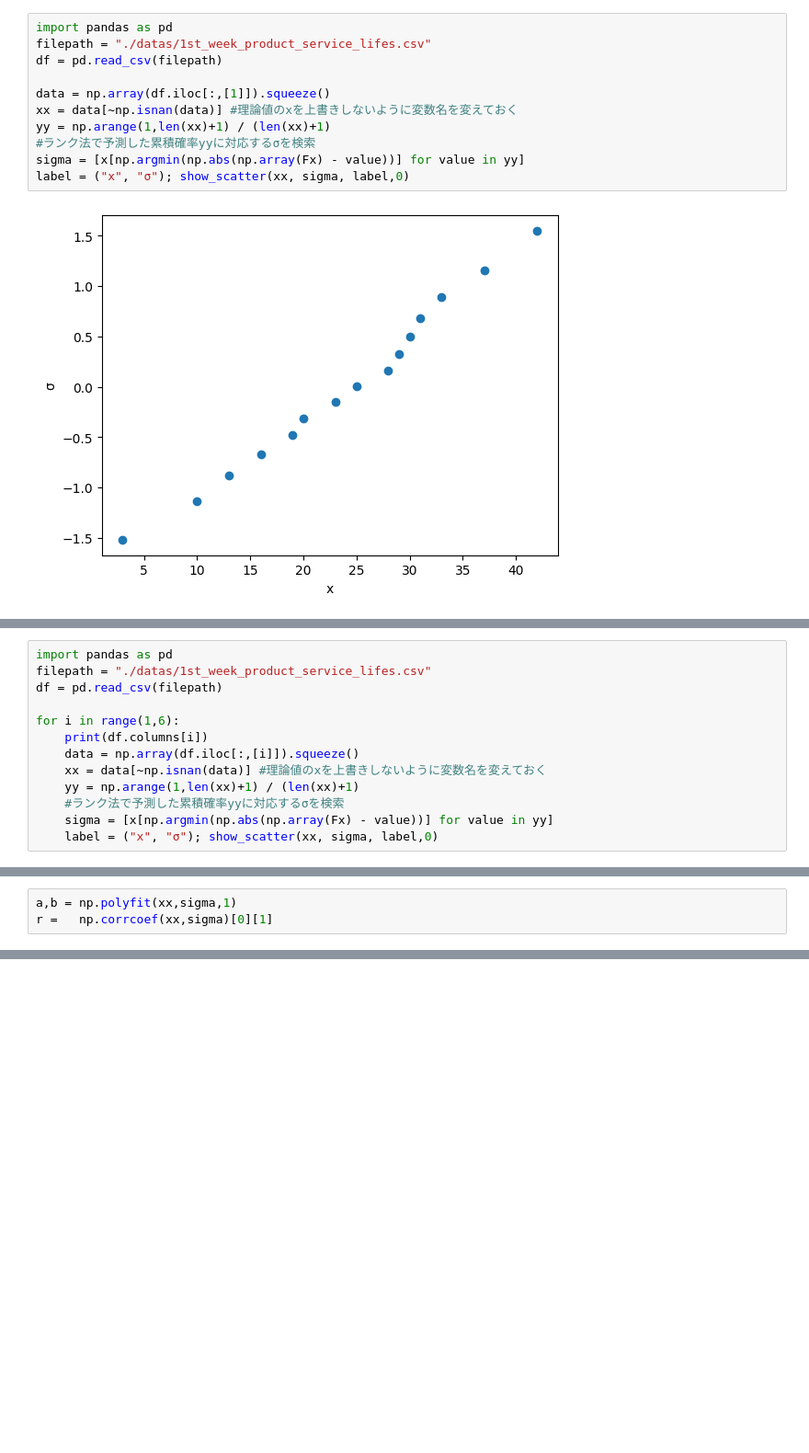
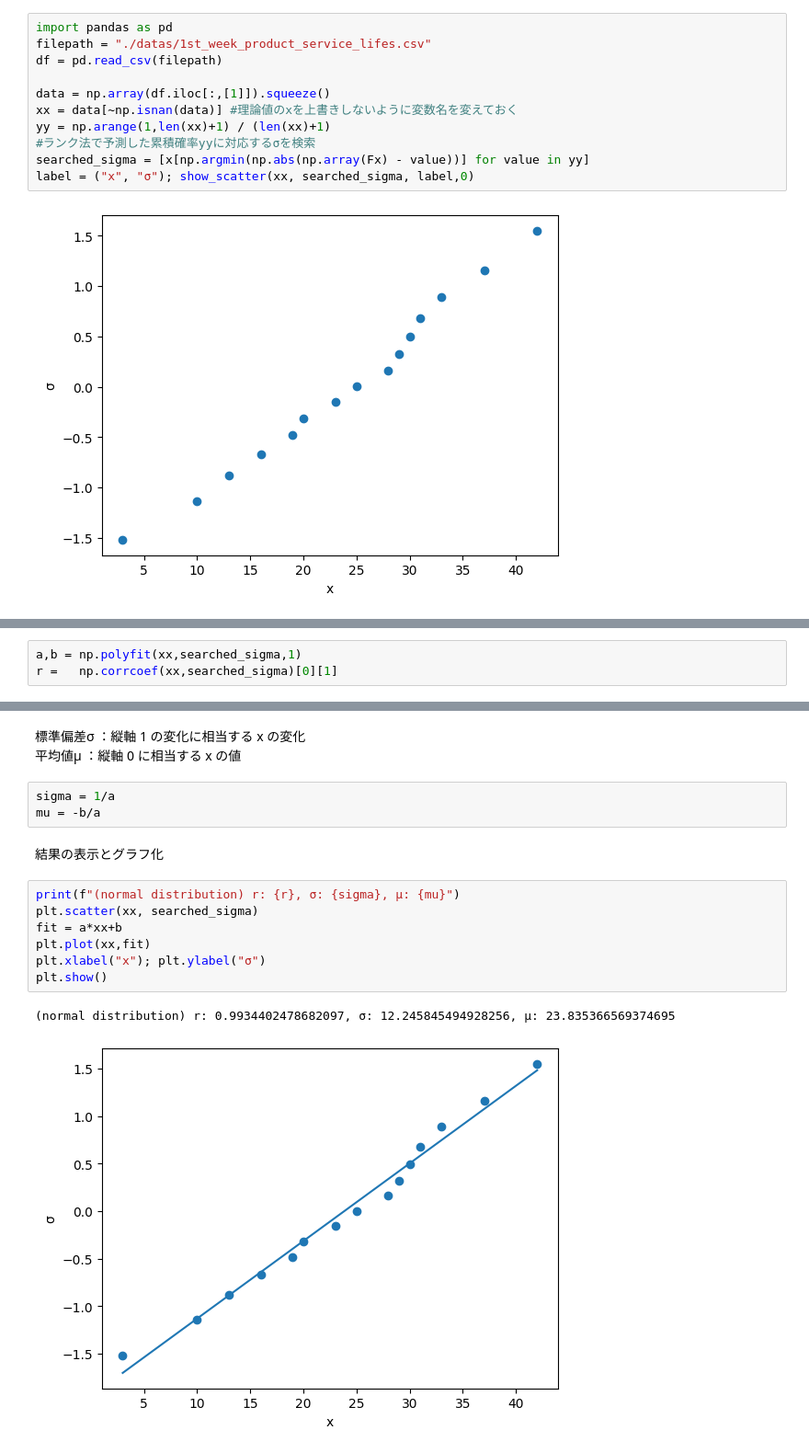
Before and after one commit to yusaku-m/Statistical-Analysis, a Jupyter notebook: 03_ProbabilityPaper.ipynb, the cells around one changed output, grey strips where cells are left out. Shown at 92% size. Drawn from its saved outputs; the diff is of its cells as text; blank space fills up the shorter version.

```diff
--- a/03_ProbabilityPaper.ipynb
+++ b/03_ProbabilityPaper.ipynb
@@ -77,7 +78,7 @@ data = np.array(df.iloc[:,[1]]).squeeze()
 xx = data[~np.isnan(data)] #理論値のxを上書きしないように変数名を変えておく
 yy = np.arange(1,len(xx)+1) / (len(xx)+1)
 #ランク法で予測した累積確率yyに対応するσを検索
-sigma = [x[np.argmin(np.abs(np.array(Fx) - value))] for value in yy]
-label = ("x", "σ"); show_scatter(xx, sigma, label,0)
+searched_sigma = [x[np.argmin(np.abs(np.array(Fx) - value))] for value in yy]
+label = ("x", "σ"); show_scatter(xx, searched_sigma, label,0)
 # %% [output]
 [figure]
@@ -86,13 +84,0 @@ label = ("x", "σ"); show_scatter(xx, sigma, label,0)
-# %%
-import pandas as pd
-filepath = "./datas/1st_week_product_service_lifes.csv"
-df = pd.read_csv(filepath)
-
-for i in range(1,6):
-    print(df.columns[i])
-    data = np.array(df.iloc[:,[i]]).squeeze()
-    xx = data[~np.isnan(data)] #理論値のxを上書きしないように変数名を変えておく
-    yy = np.arange(1,len(xx)+1) / (len(xx)+1)
-    #ランク法で予測した累積確率yyに対応するσを検索
-    sigma = [x[np.argmin(np.abs(np.array(Fx) - value))] for value in yy]
-    label = ("x", "σ"); show_scatter(xx, sigma, label,0)
@@ -119,5 +91,5 @@ productE
 numpy.polyfit():x,y,次元数を入力し，指定次数の関数近似結果を，係数a,b,c...の配列で返す。直線の場合は，係数は傾きaと切片bのみ
 numpy.corrcoef():x,yを入力し，直線近似に対する相関行列を返す。[0][1]または[1][0]成分が相関係数
 # %%
-a,b = np.polyfit(xx,sigma,1)
-r =   np.corrcoef(xx,sigma)[0][1]
+a,b = np.polyfit(xx,searched_sigma,1)
+r =   np.corrcoef(xx,searched_sigma)[0][1]
@@ -126,0 +96,18 @@ r =   np.corrcoef(xx,sigma)[0][1]
+# %% [markdown]
+標準偏差σ   ：縦軸 1 の変化に相当する x の変化
+平均値μ     ：縦軸 0 に相当する x の値
+# %%
+sigma = 1/a
+mu = -b/a
+# %% [markdown]
+結果の表示とグラフ化
+# %%
+print(f"(normal distribution) r: {r}, σ: {sigma}, μ: {mu}")
+plt.scatter(xx, searched_sigma)
+fit = a*xx+b
+plt.plot(xx,fit)
+plt.xlabel("x"); plt.ylabel("σ")
+plt.show()
+# %% [output]
+(normal distribution) r: 0.9934402478682097, σ: 12.245845494928256, μ: 23.835366569374695
+[figure, added]
```
Also changed, not shown: parts of 11 cells of this notebook.
